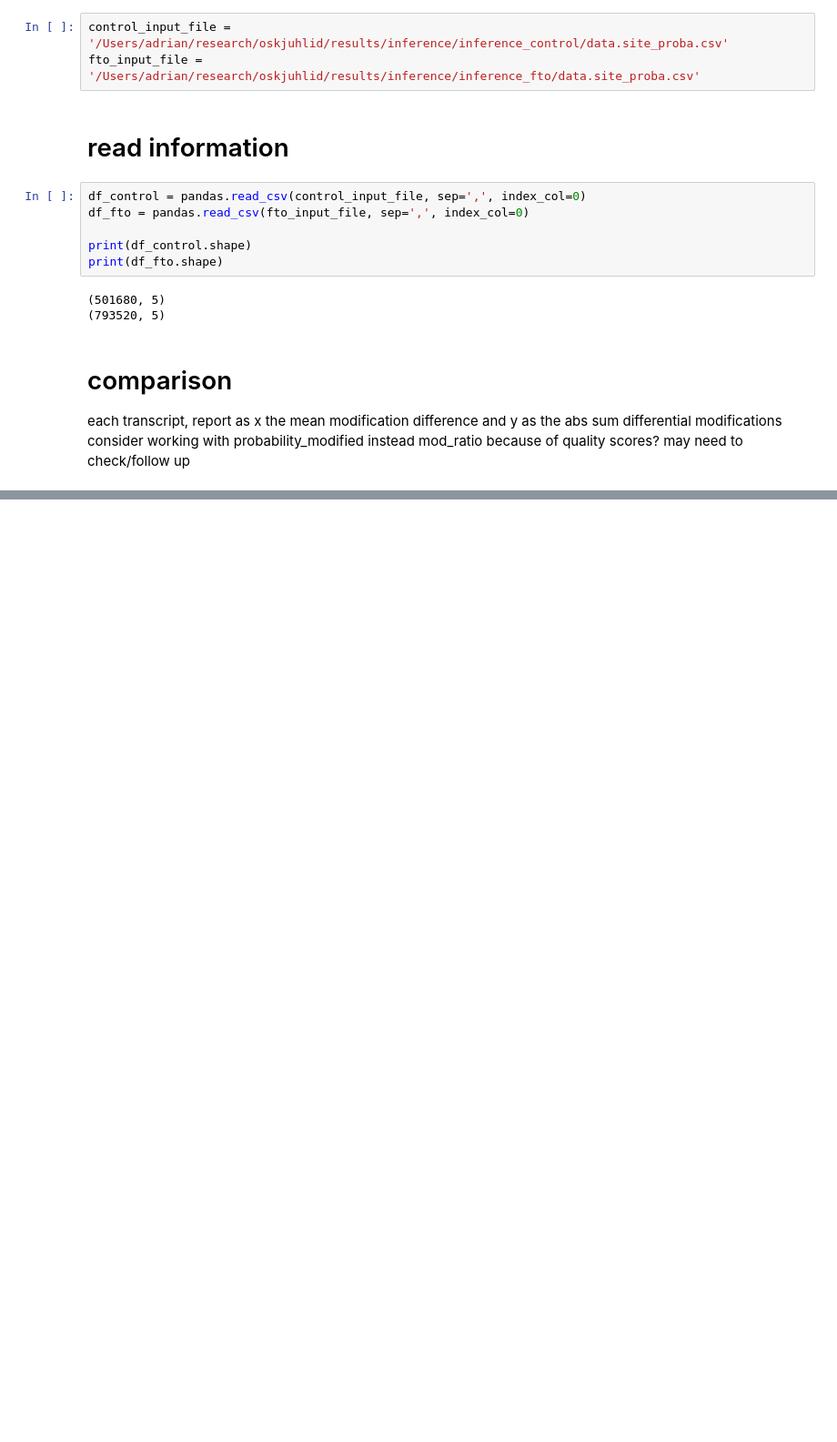
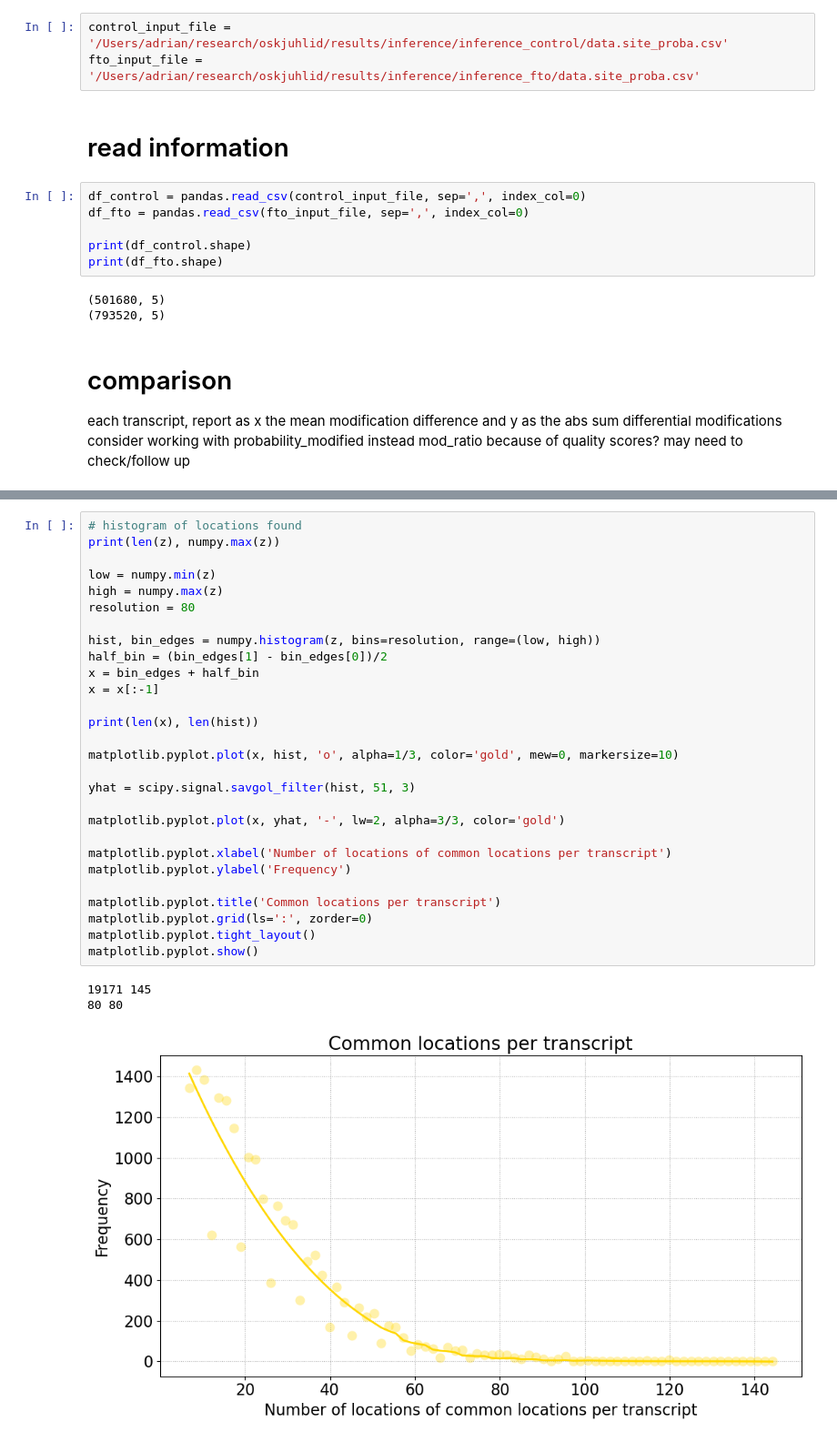
Before and after one commit to adelomana/oskjuhlid, a Jupyter notebook: analysis/visualization.ipynb, the cells around one changed output, grey strips where cells are left out. Shown at 91% size. Cells and saved outputs as stored; diff of their text form; blank space fills up the shorter version.

```diff
--- a/analysis/visualization.ipynb
+++ b/analysis/visualization.ipynb
@@ -136,0 +133,32 @@ matplotlib.pyplot.show()
+# %%
+# histogram of locations found
+print(len(z), numpy.max(z))
+
+low = numpy.min(z)
+high = numpy.max(z)
+resolution = 80
+
+hist, bin_edges = numpy.histogram(z, bins=resolution, range=(low, high))
+half_bin = (bin_edges[1] - bin_edges[0])/2
+x = bin_edges + half_bin
+x = x[:-1]
+
+print(len(x), len(hist))
+
+matplotlib.pyplot.plot(x, hist, 'o', alpha=1/3, color='gold', mew=0, markersize=10)
+
+yhat = scipy.signal.savgol_filter(hist, 51, 3)
+
+matplotlib.pyplot.plot(x, yhat, '-', lw=2, alpha=3/3, color='gold')
+
+matplotlib.pyplot.xlabel('Number of locations of common locations per transcript')
+matplotlib.pyplot.ylabel('Frequency')
+
+matplotlib.pyplot.title('Common locations per transcript')
+matplotlib.pyplot.grid(ls=':', zorder=0)
+matplotlib.pyplot.tight_layout()
+matplotlib.pyplot.show()
+# %% [output]
+19171 145
+80 80
+[figure, added]
```
Also changed, not shown: parts of 5 cells of this notebook, 2 other files.
